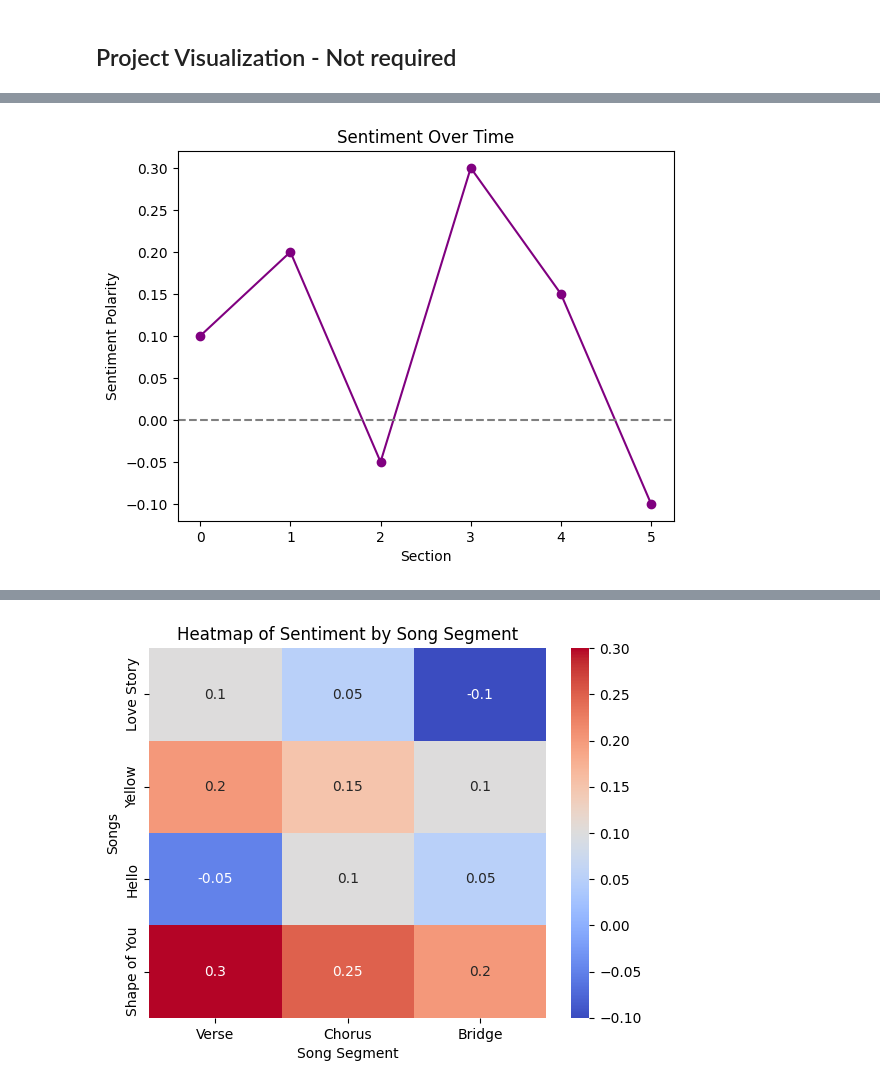
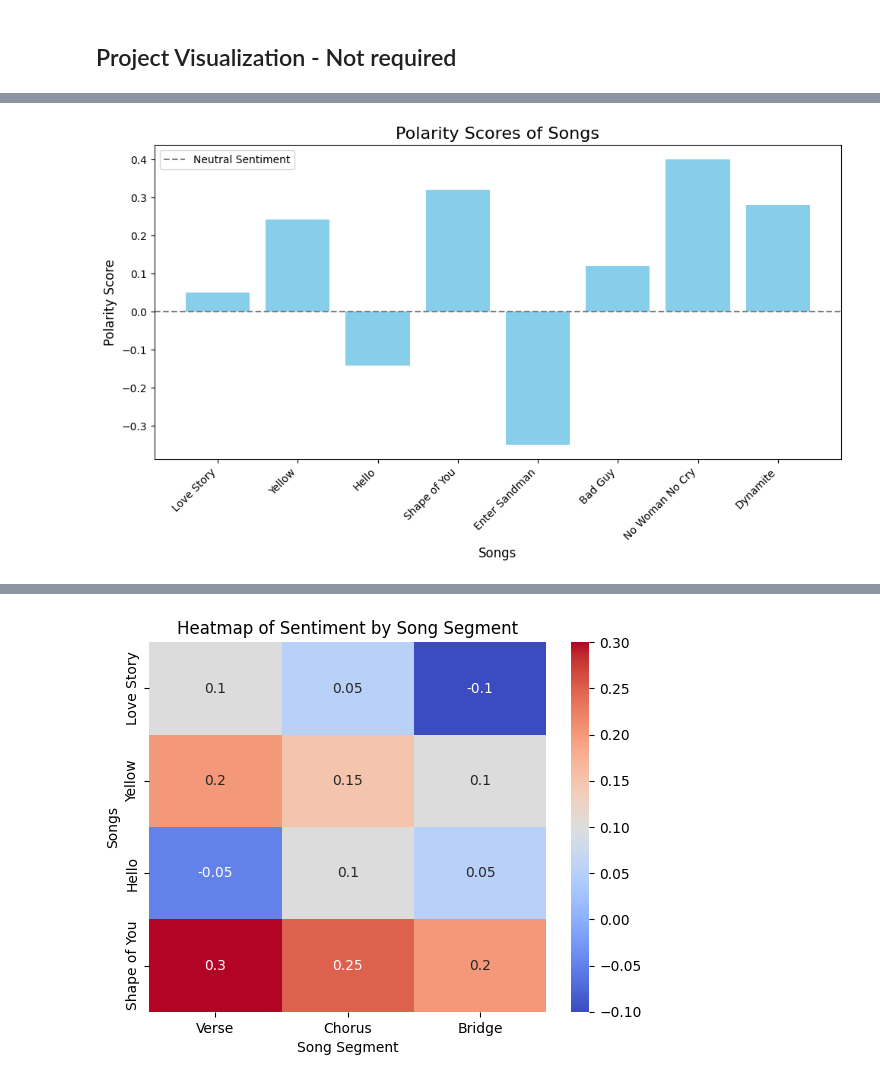
Before and after one commit to JBtallgrass/wmnlp-materials-json-sentiment, a Jupyter notebook: requests-json-nlp.ipynb, the cells around one changed output, grey strips where cells are left out. Cells and saved outputs as stored; diff of their text form; code cells hidden in the pictures.

Commit message:
additional songs and analysis

```diff
--- a/requests-json-nlp.ipynb
+++ b/requests-json-nlp.ipynb
@@ -343,10 +324,31 @@ plt.show()
-# %%
-timeline = [0.1, 0.2, -0.05, 0.3, 0.15, -0.1]  # Example sentiment over time
-plt.plot(range(len(timeline)), timeline, marker='o', linestyle='-', color='purple')
-plt.title("Sentiment Over Time")
-plt.xlabel("Section")
-plt.ylabel("Sentiment Polarity")
-plt.axhline(0, color='gray', linestyle='--')  # Neutral sentiment line
-plt.show()
-# %% [output]
-[figure, removed]
+# %%
+# Define a dictionary for song data
+songs_data = {
+    "Taylor Swift": {"Song": "Love Story", "Polarity": 0.0500},
+    "Coldplay": {"Song": "Yellow", "Polarity": 0.2431},
+    "Adele": {"Song": "Hello", "Polarity": -0.1411},
+    "Ed Sheeran": {"Song": "Shape of You", "Polarity": 0.3193},
+    "Metallica": {"Song": "Enter Sandman", "Polarity": -0.3500},
+    "Billie Eilish": {"Song": "Bad Guy", "Polarity": 0.1200},
+    "Bob Marley": {"Song": "No Woman No Cry", "Polarity": 0.4000},
+    "BTS": {"Song": "Dynamite", "Polarity": 0.2800},
+}
+
+# Extract data dynamically for visualization
+artists = list(songs_data.keys())
+songs = [details["Song"] for details in songs_data.values()]
+polarity_scores = [details["Polarity"] for details in songs_data.values()]
+
+# Plot the bar chart
+plt.figure(figsize=(10, 6))
+plt.bar(songs, polarity_scores, color='skyblue')
+plt.title("Polarity Scores of Songs", fontsize=16)
+plt.xlabel("Songs", fontsize=12)
+plt.ylabel("Polarity Score", fontsize=12)
+plt.axhline(0, color='gray', linestyle='--', label="Neutral Sentiment")
+plt.xticks(rotation=45, ha='right', fontsize=10)
+plt.legend()
+plt.tight_layout()
+plt.show()
+# %% [output]
+[figure, added]
```
Also changed, not shown: parts of 8 cells of this notebook, 7 other files.
